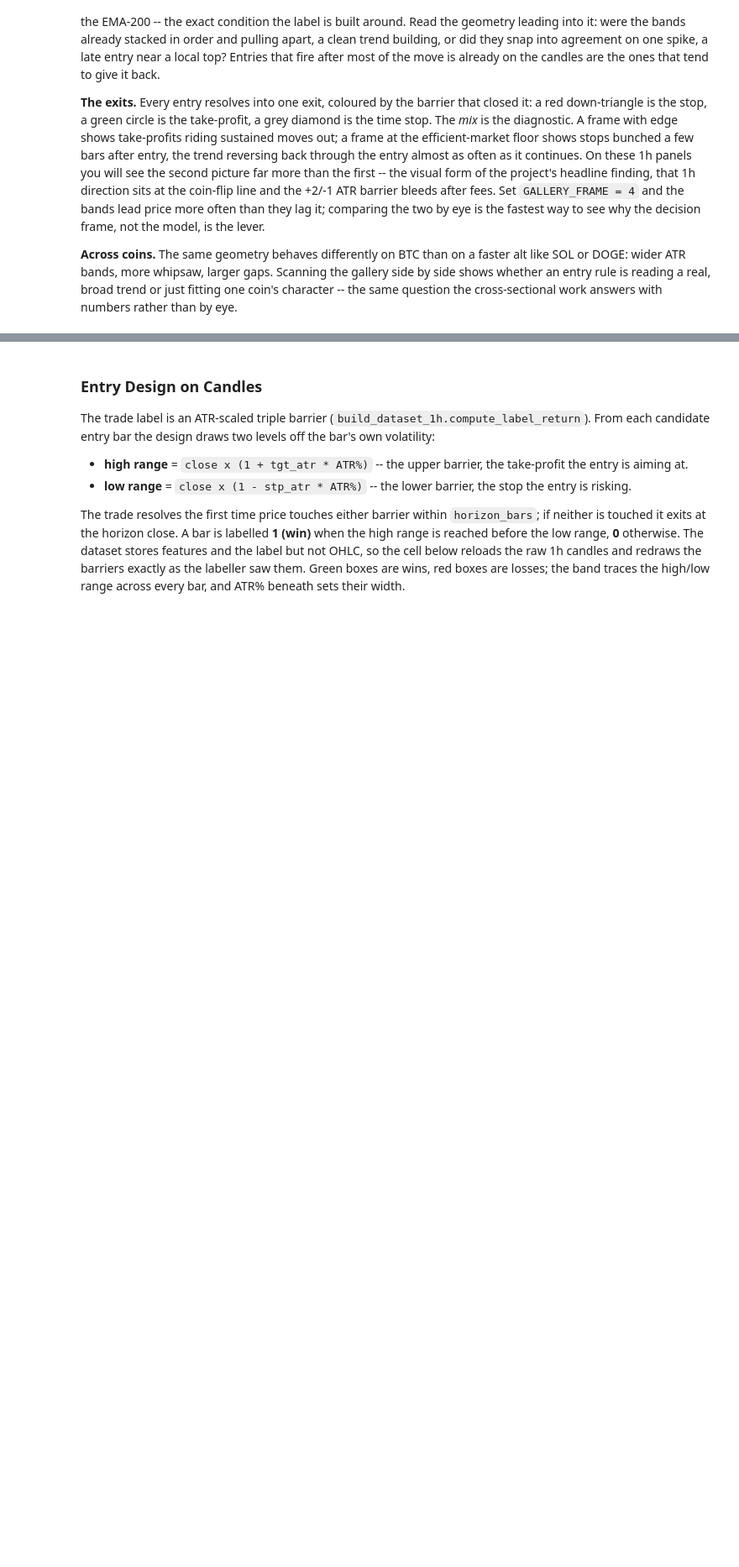
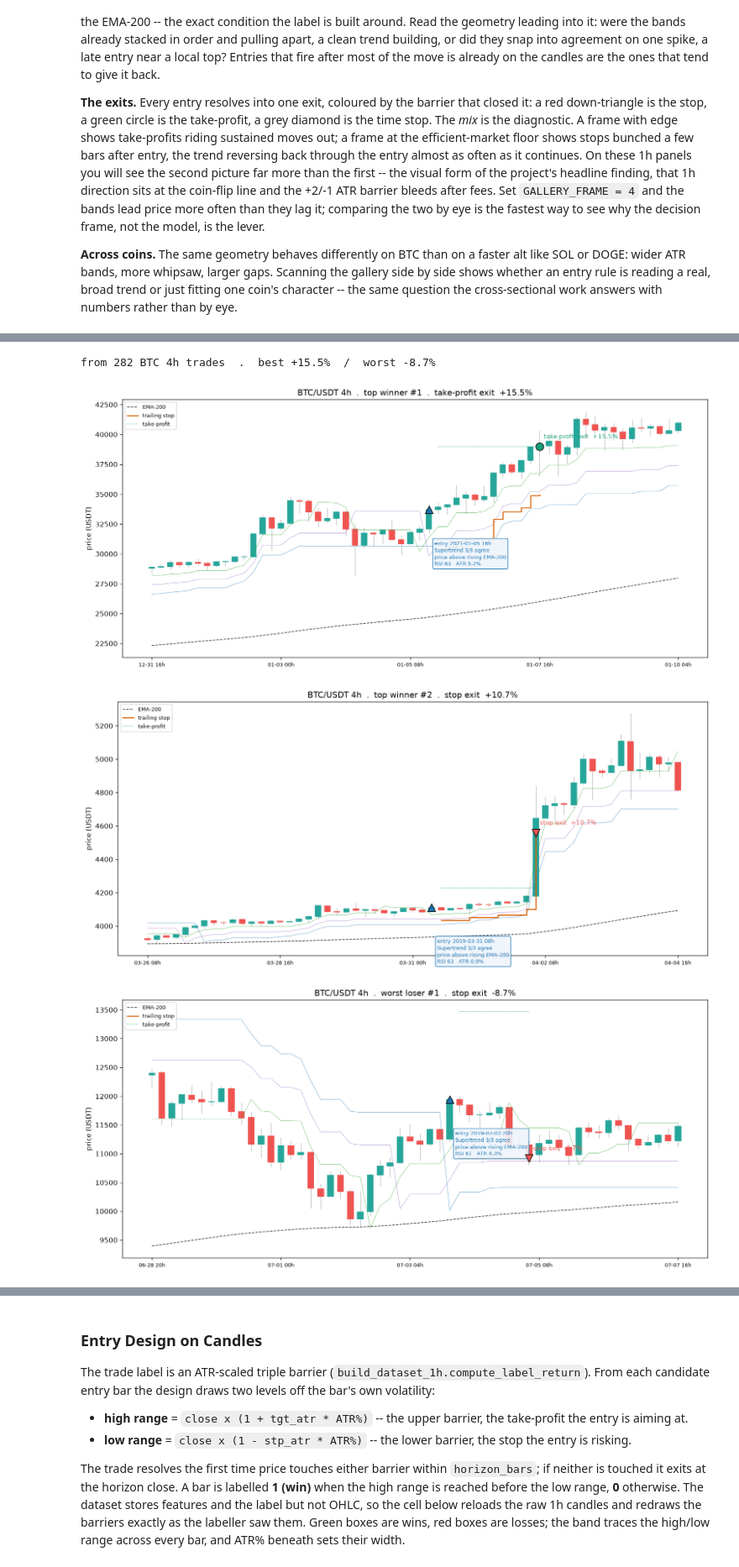
Before and after one commit to seamusrobertmurphy/swing-trader, a Jupyter notebook: 03-trader-execution/03-trader-execution.ipynb, the cells around one changed output, grey strips where cells are left out. Shown at 84% size. Saved outputs shown, nothing was run; the diff lists cells and outputs as text; code cells hidden in the pictures; blank space fills up the shorter version.

```diff
--- a/03-trader-execution/03-trader-execution.ipynb
+++ b/03-trader-execution/03-trader-execution.ipynb
@@ -741,0 +928,22 @@ cross-sectional work answers with numbers rather than by eye.
+# %%
+# --- Critical entries and exits, and why the signal fired --------------------------------
+# The largest winners and losers by after-fee return, each zoomed in with the trend drivers that
+# fired the entry and the barrier that closed it. Helpers come from the across-years cell above.
+_prev_frame = bd.INTERVAL_HOURS
+try:
+    H = hist_setup(HIST_SYMBOL, 4)
+    ranked = sorted(H["trades"], key=lambda t: t["ret"])
+    winners, losers = ranked[-2:][::-1], ranked[:2]              # 2 biggest gains, 2 biggest losses
+    print(f"from {len(H['trades'])} BTC 4h trades  .  best {winners[0]['ret']*100:+.1f}%  /  "
+          f"worst {losers[0]['ret']*100:+.1f}%")
+    for rank, t in enumerate(winners, 1):
+        hist_critical(H, t, f"{HIST_SYMBOL} 4h  .  top winner #{rank}")
+    for rank, t in enumerate(losers, 1):
+        hist_critical(H, t, f"{HIST_SYMBOL} 4h  .  worst loser #{rank}")
+finally:
+    bd.configure(_prev_frame)
+# %% [output]
+from 282 BTC 4h trades  .  best +15.5%  /  worst -8.7%
+[figure, added]
+[figure, added]
+[figure, added]
```
Also changed, not shown: parts of 9 cells of this notebook, 2 other files.
